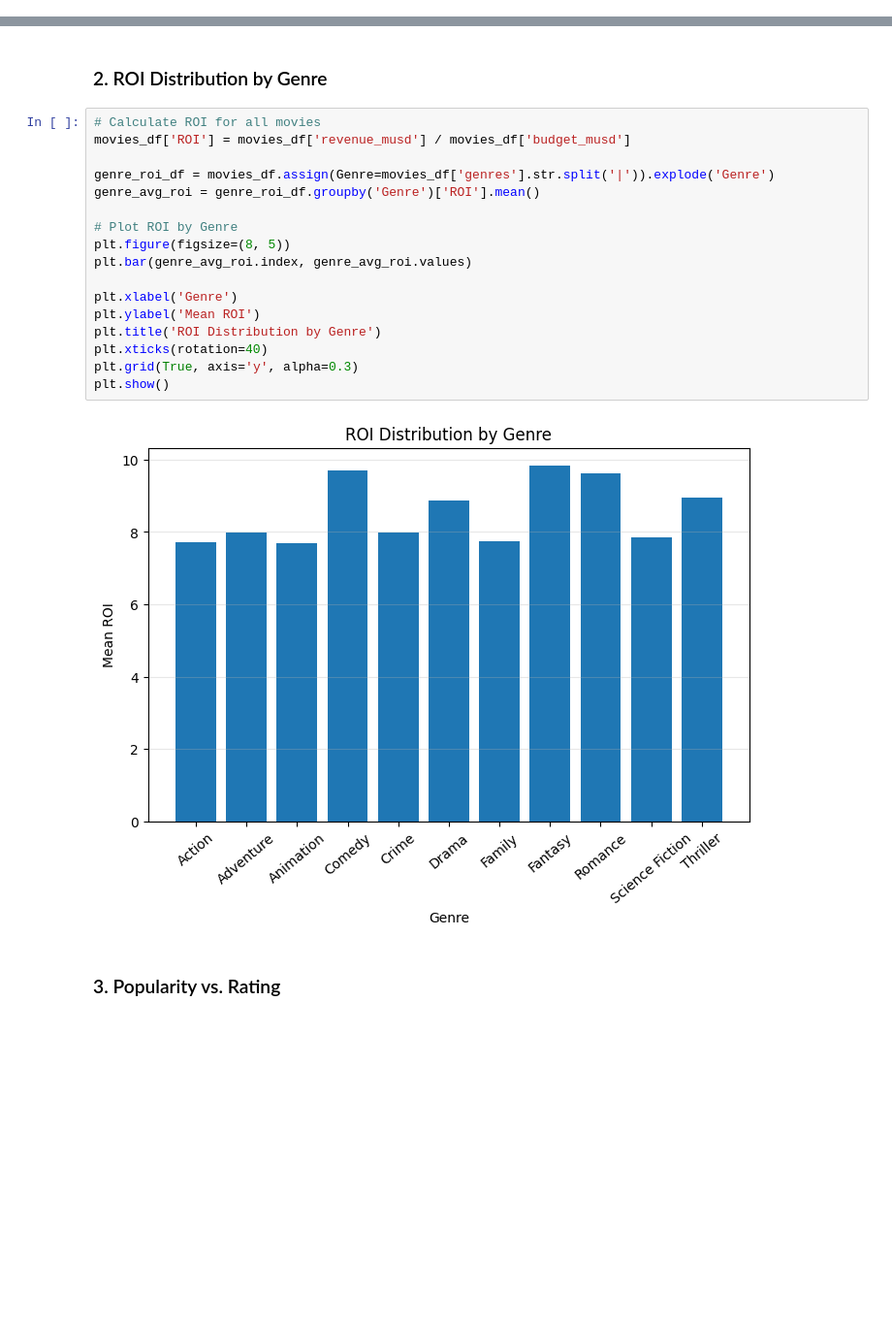
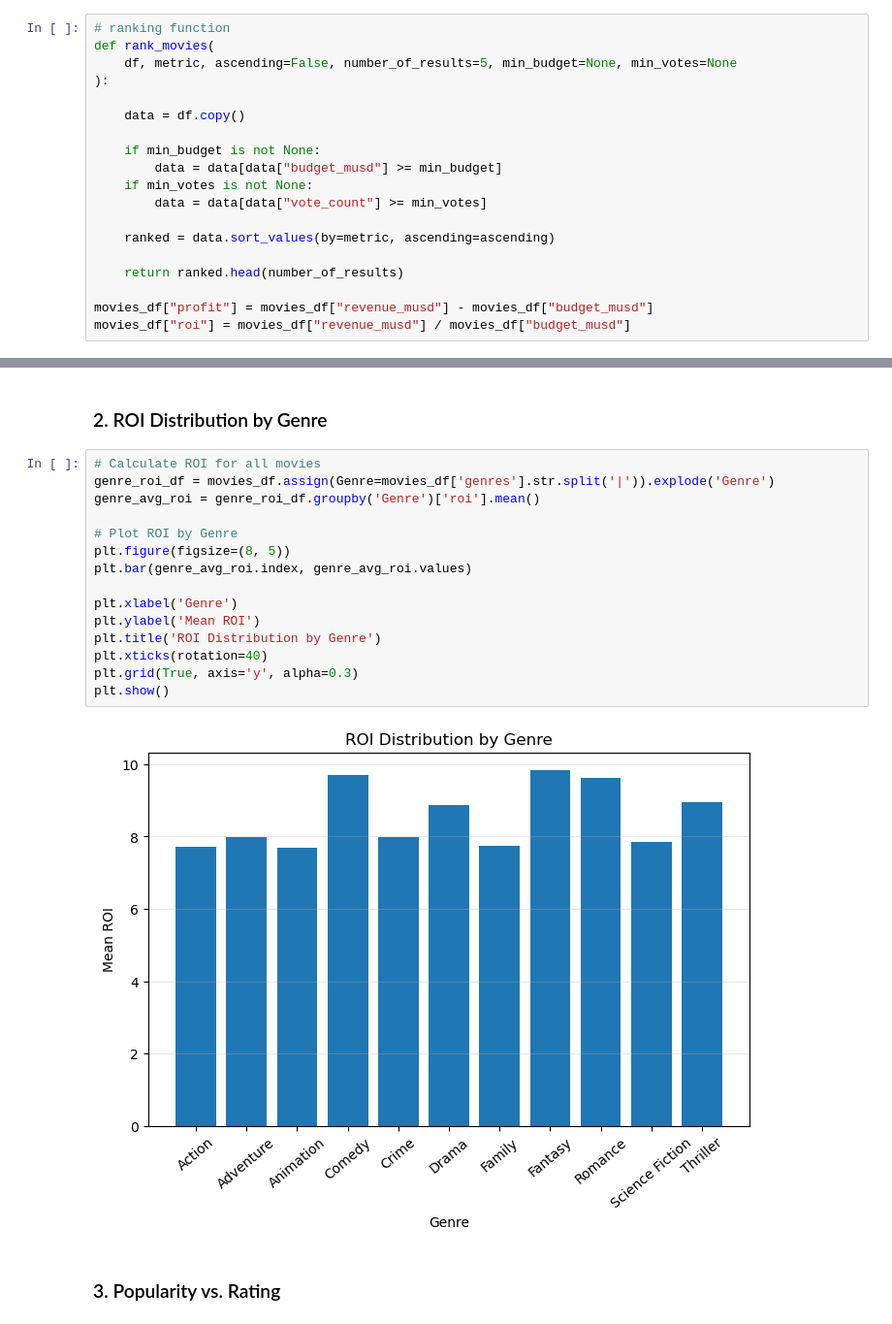
Before and after one commit to manaf-dev/tmdb-movie-data-analysis, a Jupyter notebook: notebooks/TMDB_Movie_Analysis.ipynb, the cells around one changed output, grey strips where cells are left out. Shown at 97% size. Cells and saved outputs as stored; diff of their text form; blank space fills up the shorter version.

Commit message:
add profit and roi columns into the movies dataframe once and used in other places

```diff
--- a/notebooks/TMDB_Movie_Analysis.ipynb
+++ b/notebooks/TMDB_Movie_Analysis.ipynb
@@ -224,2 +227,21 @@ movies_df.head(1)
 # %% [markdown]
 # Step 3: KPI Implementation & Analysis
+# %%
+# ranking function
+def rank_movies(
+    df, metric, ascending=False, number_of_results=5, min_budget=None, min_votes=None
+):
+
+    data = df.copy()
+
+    if min_budget is not None:
+        data = data[data["budget_musd"] >= min_budget]
+    if min_votes is not None:
+        data = data[data["vote_count"] >= min_votes]
+
+    ranked = data.sort_values(by=metric, ascending=ascending)
+
+    return ranked.head(number_of_results)
+
+movies_df["profit"] = movies_df["revenue_musd"] - movies_df["budget_musd"]
+movies_df["roi"] = movies_df["revenue_musd"] / movies_df["budget_musd"]
@@ -470,23 +468,21 @@ plt.show()
 ### 2. ROI Distribution by Genre
 # %%
 # Calculate ROI for all movies
-movies_df['ROI'] = movies_df['revenue_musd'] / movies_df['budget_musd']
-
 genre_roi_df = movies_df.assign(Genre=movies_df['genres'].str.split('|')).explode('Genre')
-genre_avg_roi = genre_roi_df.groupby('Genre')['ROI'].mean()
+genre_avg_roi = genre_roi_df.groupby('Genre')['roi'].mean()
 
 # Plot ROI by Genre
 plt.figure(figsize=(8, 5))
 plt.bar(genre_avg_roi.index, genre_avg_roi.values)
 
 plt.xlabel('Genre')
 plt.ylabel('Mean ROI')
 plt.title('ROI Distribution by Genre')
 plt.xticks(rotation=40)
 plt.grid(True, axis='y', alpha=0.3)
 plt.show()
 # %% [output]
-[figure, old version]
+[figure, new version]
 # %% [markdown]
 ### 3. Popularity vs. Rating
 # %%
```
Also changed, not shown: parts of 8 cells of this notebook.
